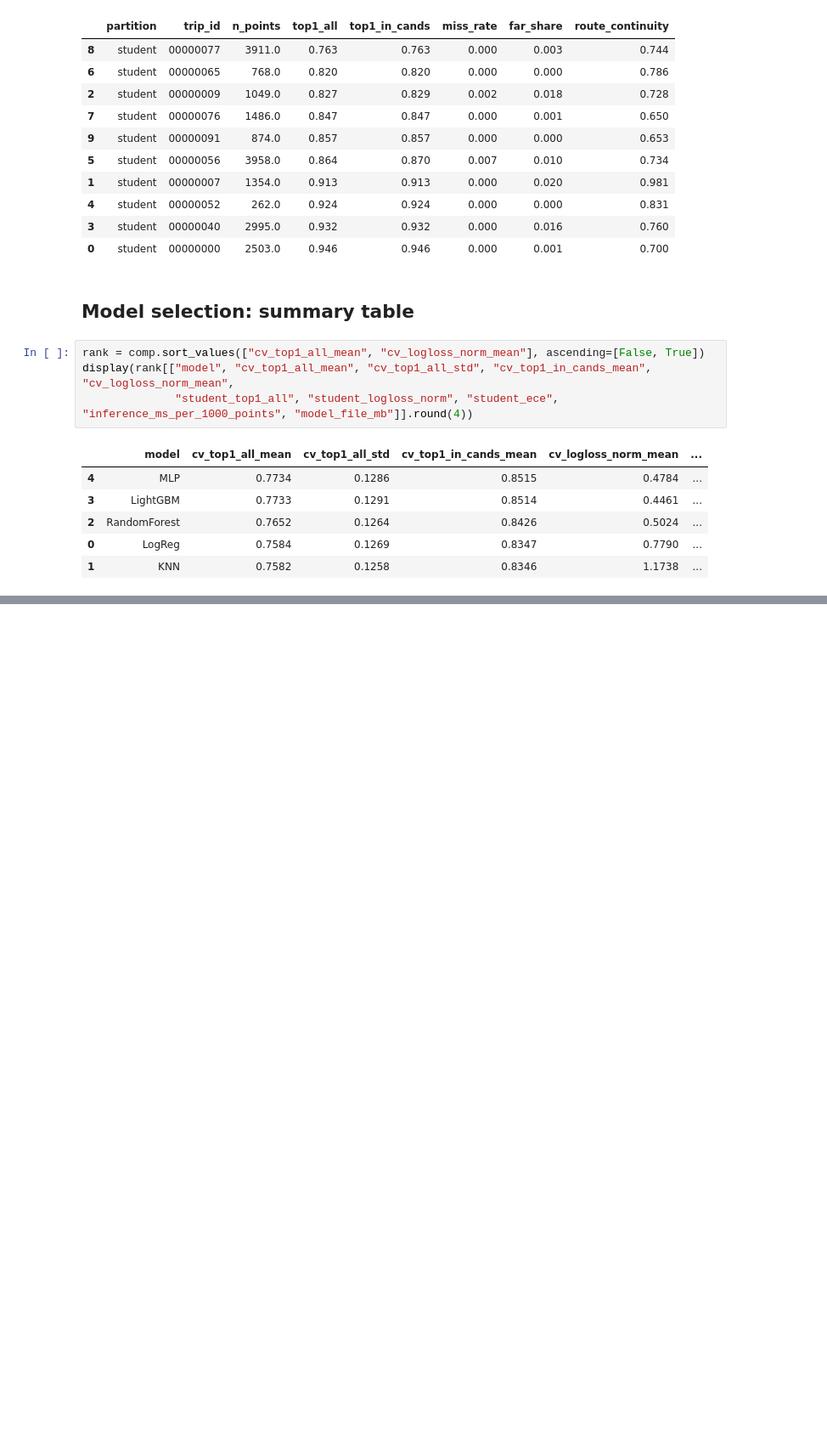
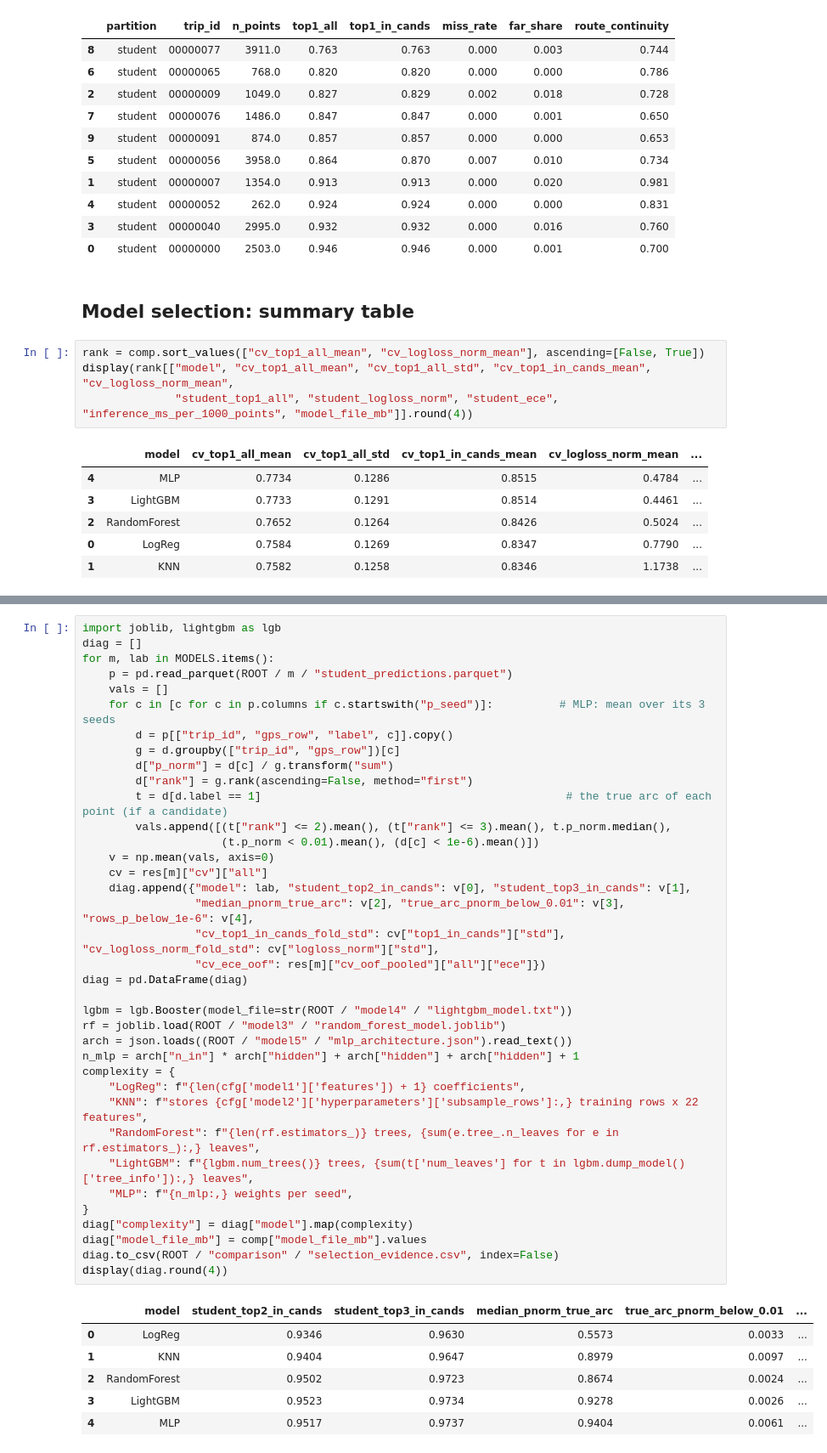
Before and after one commit to cosmocode-source/PATHSNAP, a Jupyter notebook: trained_models/comparison/model_comparison.ipynb, the cells around one changed output, grey strips where cells are left out. Shown at 85% size. Saved outputs shown, nothing was run; the diff lists cells and outputs as text; blank space fills up the shorter version.

```diff
--- a/trained_models/comparison/model_comparison.ipynb
+++ b/trained_models/comparison/model_comparison.ipynb
@@ -407,0 +396,44 @@ candidate, CV and student Top-1 are much closer.
+# %%
+import joblib, lightgbm as lgb
+diag = []
+for m, lab in MODELS.items():
+    p = pd.read_parquet(ROOT / m / "student_predictions.parquet")
+    vals = []
+    for c in [c for c in p.columns if c.startswith("p_seed")]:          # MLP: mean over its 3 seeds
+        d = p[["trip_id", "gps_row", "label", c]].copy()
+        g = d.groupby(["trip_id", "gps_row"])[c]
+        d["p_norm"] = d[c] / g.transform("sum")
+        d["rank"] = g.rank(ascending=False, method="first")
+        t = d[d.label == 1]                                              # the true arc of each point (if a candidate)
+        vals.append([(t["rank"] <= 2).mean(), (t["rank"] <= 3).mean(), t.p_norm.median(),
+                     (t.p_norm < 0.01).mean(), (d[c] < 1e-6).mean()])
+    v = np.mean(vals, axis=0)
+    cv = res[m]["cv"]["all"]
+    diag.append({"model": lab, "student_top2_in_cands": v[0], "student_top3_in_cands": v[1],
+                 "median_pnorm_true_arc": v[2], "true_arc_pnorm_below_0.01": v[3], "rows_p_below_1e-6": v[4],
+                 "cv_top1_in_cands_fold_std": cv["top1_in_cands"]["std"], "cv_logloss_norm_fold_std": cv["logloss_norm"]["std"],
+                 "cv_ece_oof": res[m]["cv_oof_pooled"]["all"]["ece"]})
+diag = pd.DataFrame(diag)
+
+lgbm = lgb.Booster(model_file=str(ROOT / "model4" / "lightgbm_model.txt"))
+rf = joblib.load(ROOT / "model3" / "random_forest_model.joblib")
+arch = json.loads((ROOT / "model5" / "mlp_architecture.json").read_text())
+n_mlp = arch["n_in"] * arch["hidden"] + arch["hidden"] + arch["hidden"] + 1
+complexity = {
+    "LogReg": f"{len(cfg['model1']['features']) + 1} coefficients",
+    "KNN": f"stores {cfg['model2']['hyperparameters']['subsample_rows']:,} training rows x 22 features",
+    "RandomForest": f"{len(rf.estimators_)} trees, {sum(e.tree_.n_leaves for e in rf.estimators_):,} leaves",
+    "LightGBM": f"{lgbm.num_trees()} trees, {sum(t['num_leaves'] for t in lgbm.dump_model()['tree_info']):,} leaves",
+    "MLP": f"{n_mlp:,} weights per seed",
+}
+diag["complexity"] = diag["model"].map(complexity)
+diag["model_file_mb"] = comp["model_file_mb"].values
+diag.to_csv(ROOT / "comparison" / "selection_evidence.csv", index=False)
+display(diag.round(4))
+# %% [output]
+|  | model | student_top2_in_cands | student_top3_in_cands | median_pnorm_true_arc | true_arc_pnorm_below_0.01 | ... |
+| 0 | LogReg | 0.9346 | 0.9630 | 0.5573 | 0.0033 | ... |
+| 1 | KNN | 0.9404 | 0.9647 | 0.8979 | 0.0097 | ... |
+| 2 | RandomForest | 0.9502 | 0.9723 | 0.8674 | 0.0024 | ... |
+| 3 | LightGBM | 0.9523 | 0.9734 | 0.9278 | 0.0026 | ... |
+| 4 | MLP | 0.9517 | 0.9737 | 0.9404 | 0.0061 | ... |
```
Also changed, not shown: parts of 3 cells of this notebook, 2 other files.
